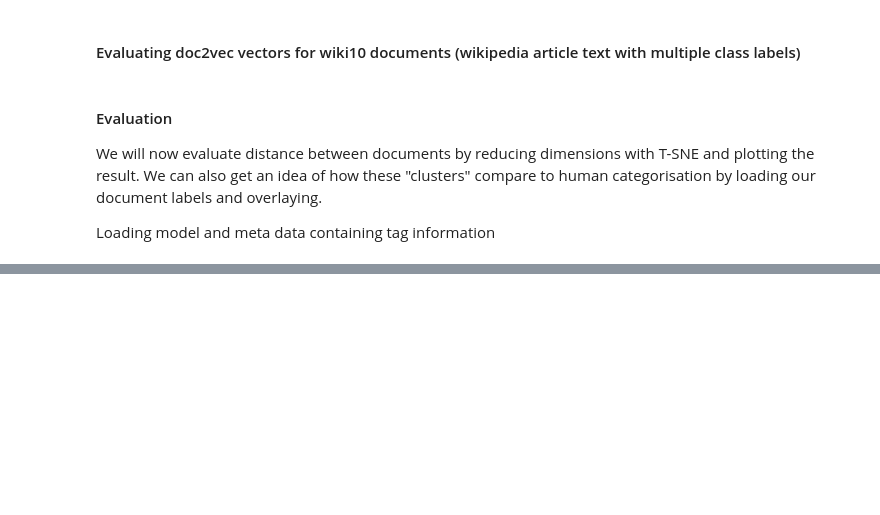
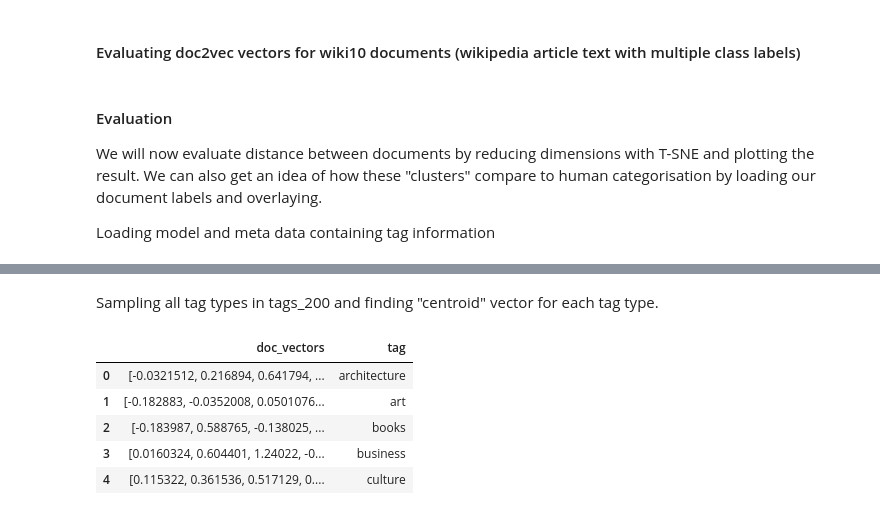
Before and after one commit to david-macleod/wiki10, a Jupyter notebook: 03_doc2vec-evaluate.ipynb, the cells around one changed output, grey strips where cells are left out. Drawn from its saved outputs; the diff is of its cells as text; code cells hidden in the pictures; blank space fills up the shorter version.

```diff
--- a/03_doc2vec-evaluate.ipynb
+++ b/03_doc2vec-evaluate.ipynb
@@ -90 +93,9 @@ group_2 = {'politics', 'history', 'media', 'programming', 'technology', 'philoso
+# %%
+def sample_tags(df, tags, n):
+    ''' return a view of dataframe containing rows from sample of tag types'''
+    df_sample = (df.loc[df.tag.isin(tags)]
+                   .groupby('tag')
+                   .apply(lambda x: x.sample(n))
+                   .reset_index(level=0, drop=True))  # removing tags from multindex
+    return df_sample
 # %%
@@ -152,0 +174,7 @@ Even in 2 dimensions there is a clear separation between some manually labelled
+# %%
+tags_200 = (df.groupby(['tag'])
+              .filter(lambda x: len(x) >= 200)
+              .tag
+              .unique())
+# %% [markdown]
+Sampling all tag types in tags_200 and finding "centroid" vector for each tag type.
@@ -152,0 +190,9 @@ Even in 2 dimensions there is a clear separation between some manually labelled
+# %%
+df_centroids.head()
+# %% [output]
+|  | doc_vectors | tag |
+| 0 | [-0.0321512, 0.216894, 0.641794, ... | architecture |
+| 1 | [-0.182883, -0.0352008, 0.0501076... | art |
+| 2 | [-0.183987, 0.588765, -0.138025, ... | books |
+| 3 | [0.0160324, 0.604401, 1.24022, -0... | business |
+| 4 | [0.115322, 0.361536, 0.517129, 0.... | culture |
```
Also changed, not shown: parts of 28 cells of this notebook, 1 other file.
